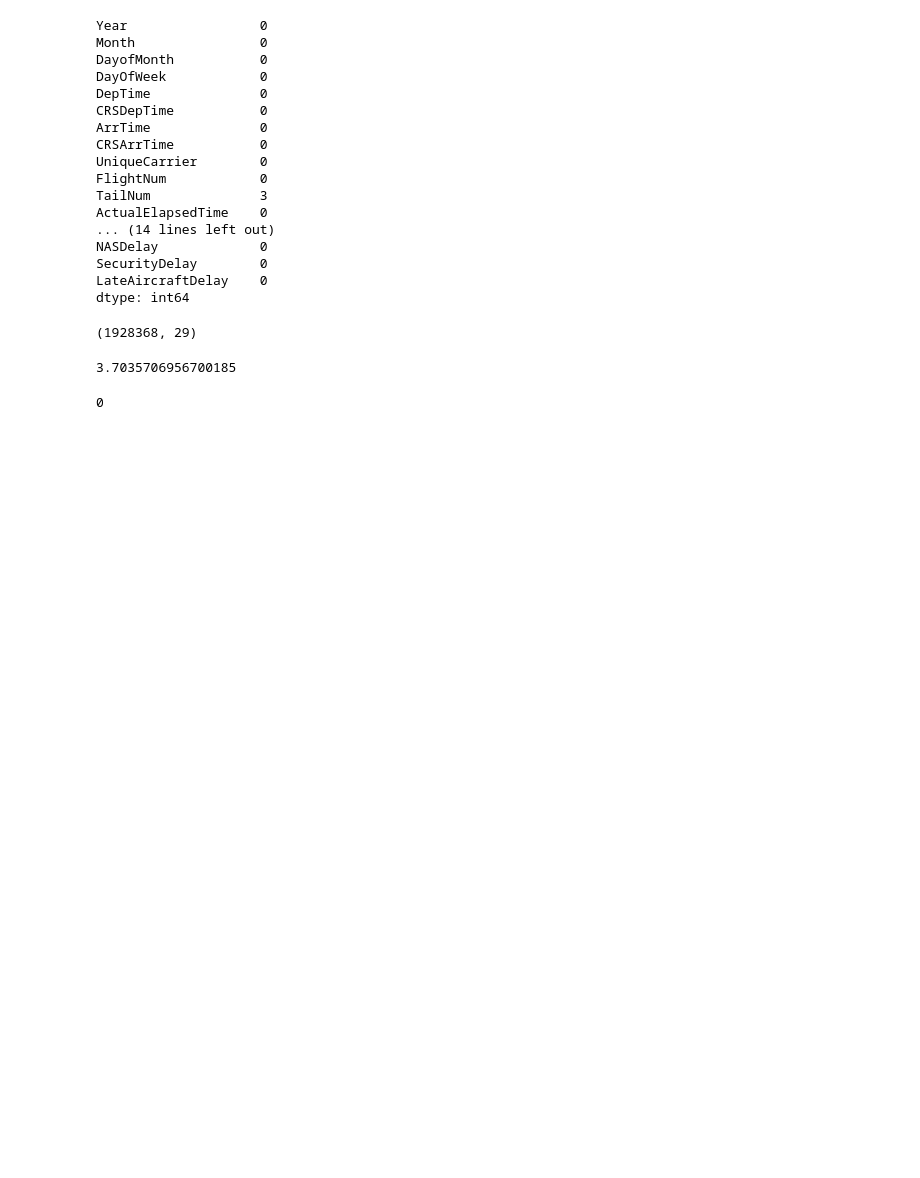
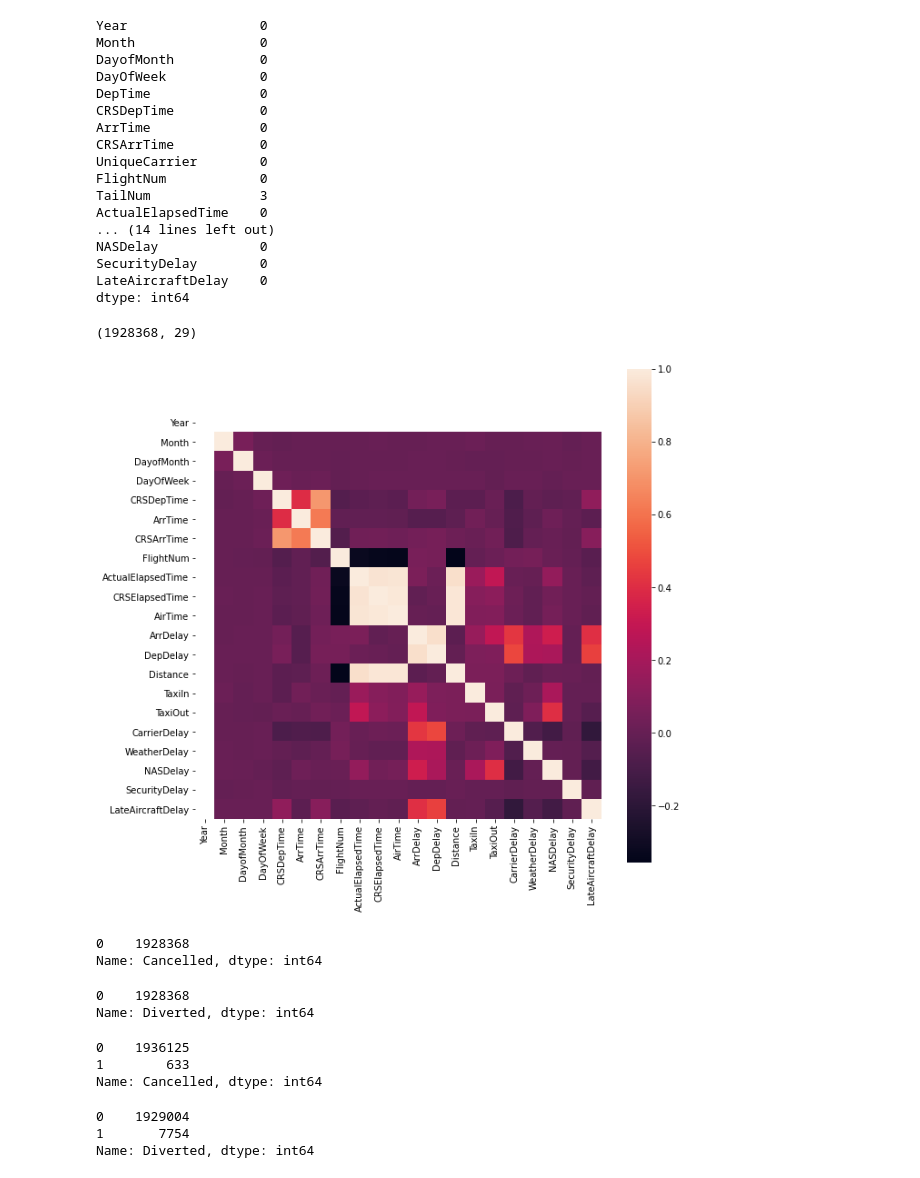
Before and after one commit to jc-phscst/ML-I4.0, a Jupyter notebook: Projekat.ipynb, the cells around one changed output. Saved outputs shown, nothing was run; the diff lists cells and outputs as text; code cells hidden in the pictures; blank space fills up the shorter version.

Commit message:
Deleting attributes based on correlation

```diff
--- a/Projekat.ipynb
+++ b/Projekat.ipynb
@@ -247,11 +250,3 @@ df.dropna(axis=0, subset=['TailNum'], inplace=True)
 df.shape
 # %% [output]
 (1928368, 29)
-# %%
-np.mean(df['WeatherDelay'])
-# %% [output]
-3.7035706956700185
-# %%
-df['WeatherDelay'].isna().sum()
-# %% [output]
-0
@@ -257,0 +255,18 @@ df['WeatherDelay'].isna().sum()
+# %%
+correlation_matrix=df.corr()
+# %%
+plt.figure(figsize=(10, 10))
+sns.heatmap(correlation_matrix, square=True)
+plt.show()
+# %% [output]
+[figure, added]
+# %%
+df['Cancelled'].value_counts()
+# %% [output]
+0    1928368
+Name: Cancelled, dtype: int64
+# %%
+df['Diverted'].value_counts()
+# %% [output]
+0    1928368
+Name: Diverted, dtype: int64
@@ -257,0 +275,12 @@ df['WeatherDelay'].isna().sum()
+# %%
+df1['Cancelled'].value_counts()
+# %% [output]
+0    1936125
+1        633
+Name: Cancelled, dtype: int64
+# %%
+df1['Diverted'].value_counts()
+# %% [output]
+0    1929004
+1       7754
+Name: Diverted, dtype: int64
```
Also changed, not shown: parts of 20 cells of this notebook.
